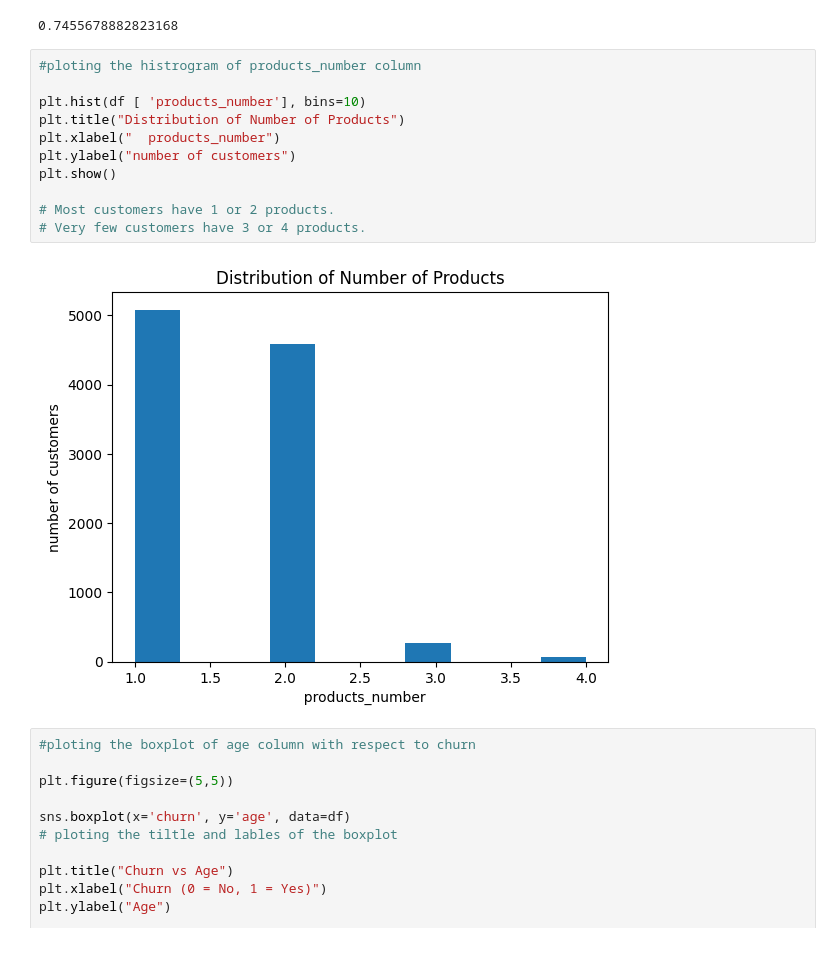
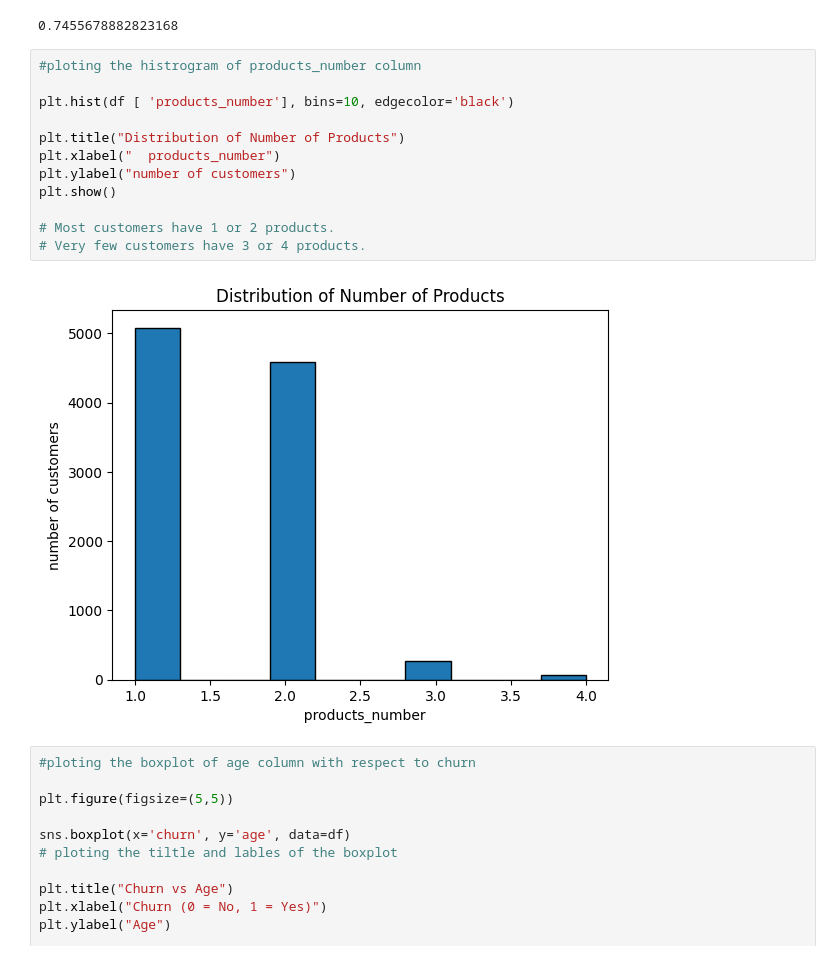
Before and after one commit to yasminsheikh3125/Team1_banking, a Jupyter notebook: notebooks/EDA.ipynb, the cells around one changed output. Cells and saved outputs as stored; diff of their text form.

```diff
--- a/notebooks/EDA.ipynb
+++ b/notebooks/EDA.ipynb
@@ -139,16 +144,17 @@ print(df['products_number'].skew())
 # %%
 #ploting the histrogram of products_number column
 
-plt.hist(df [ 'products_number'], bins=10)
+plt.hist(df [ 'products_number'], bins=10, edgecolor='black')
+
 plt.title("Distribution of Number of Products")
 plt.xlabel("  products_number")
 plt.ylabel("number of customers")
 plt.show()
 
 # Most customers have 1 or 2 products.
 # Very few customers have 3 or 4 products.
 # %% [output]
-[figure, old version]
+[figure, new version]
 # %%
 #ploting the boxplot of age column with respect to churn
 
```
Also changed, not shown: parts of 5 cells of this notebook.
